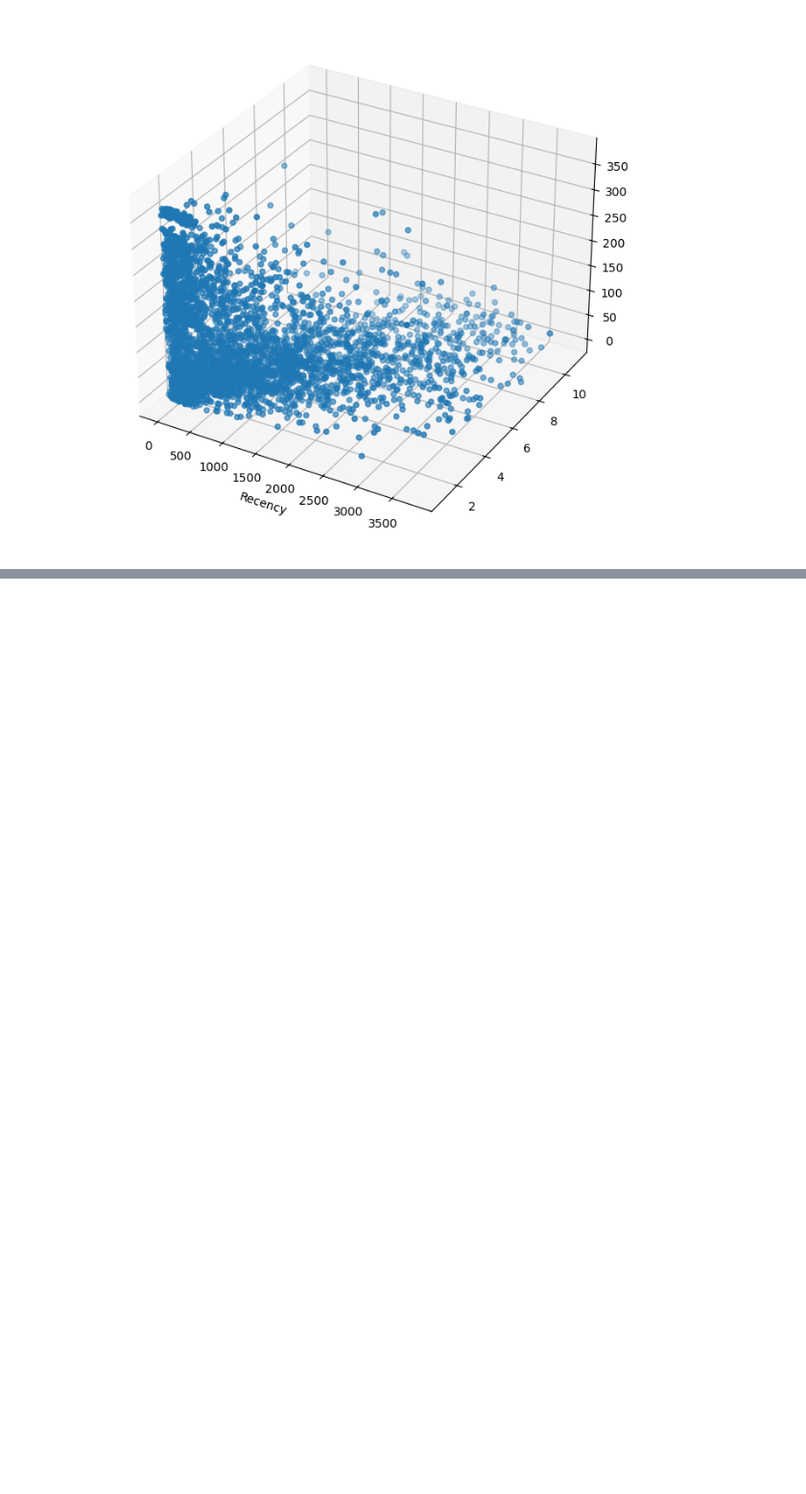
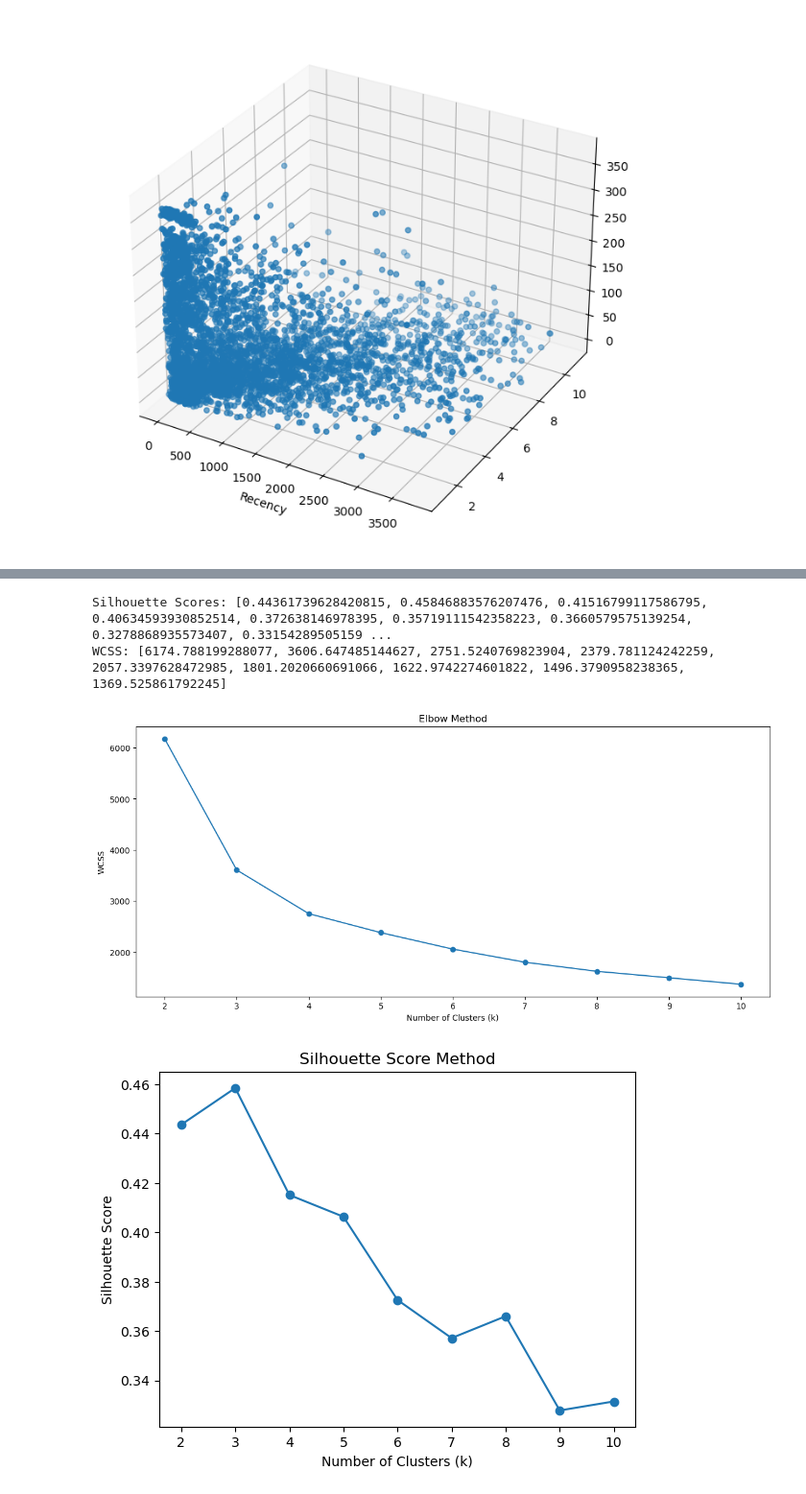
Before and after one commit to Mohdkaif05/kmean-from-scratch, a Jupyter notebook: main.ipynb, the cells around one changed output, grey strips where cells are left out. Shown at 96% size. Cells and saved outputs as stored; diff of their text form; code cells hidden in the pictures; blank space fills up the shorter version.

```diff
--- a/main.ipynb
+++ b/main.ipynb
@@ -450,0 +485,36 @@ plt.show()
+# %%
+from sklearn.cluster import KMeans
+from sklearn.metrics import silhouette_score
+
+silhouette_scores = []
+wcss = []
+
+for k in range(2, 11):
+    kmeans = KMeans(n_clusters=k, init="k-means++", random_state=42, n_init=10)
+    cluster_labels = kmeans.fit_predict(scaled_df)
+
+    silhouette_scores.append(silhouette_score(scaled_df, cluster_labels))
+    wcss.append(kmeans.inertia_)
+
+print("Silhouette Scores:", silhouette_scores)
+print("WCSS:", wcss)
+
+# Plot Elbow
+plt.figure(figsize=(14,6))
+plt.plot(range(2, 11), wcss, marker='o')
+plt.title("Elbow Method")
+plt.xlabel("Number of Clusters (k)")
+plt.ylabel("WCSS")
+plt.show()
+
+# Plot Silhouette
+plt.plot(range(2, 11), silhouette_scores, marker='o')
+plt.title("Silhouette Score Method")
+plt.xlabel("Number of Clusters (k)")
+plt.ylabel("Silhouette Score")
+plt.show()
+# %% [output]
+Silhouette Scores: [0.44361739628420815, 0.45846883576207476, 0.41516799117586795, 0.40634593930852514, 0.372638146978395, 0.35719111542358223, 0.3660579575139254, 0.3278868935573407, 0.33154289505159 ...
+WCSS: [6174.788199288077, 3606.647485144627, 2751.5240769823904, 2379.781124242259, 2057.3397628472985, 1801.2020660691066, 1622.9742274601822, 1496.3790958238365, 1369.525861792245]
+[figure, added]
+[figure, added]
```
Also changed, not shown: parts of 13 cells of this notebook.
